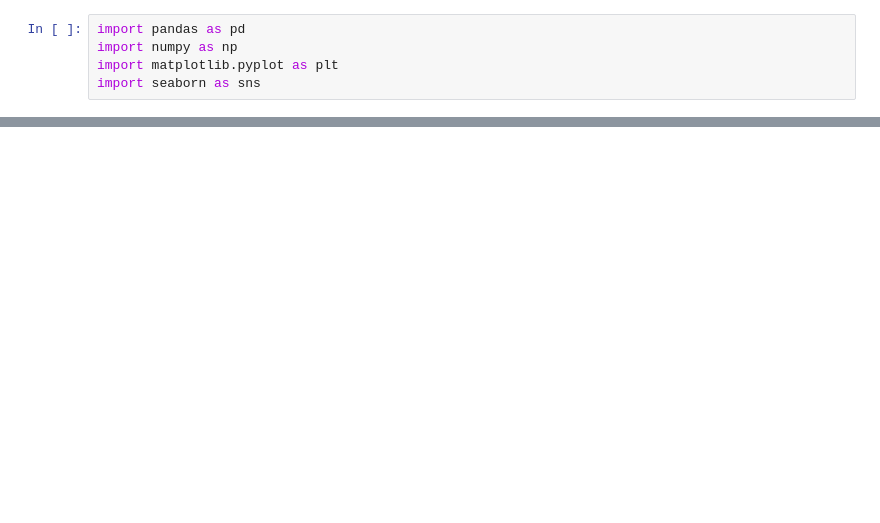
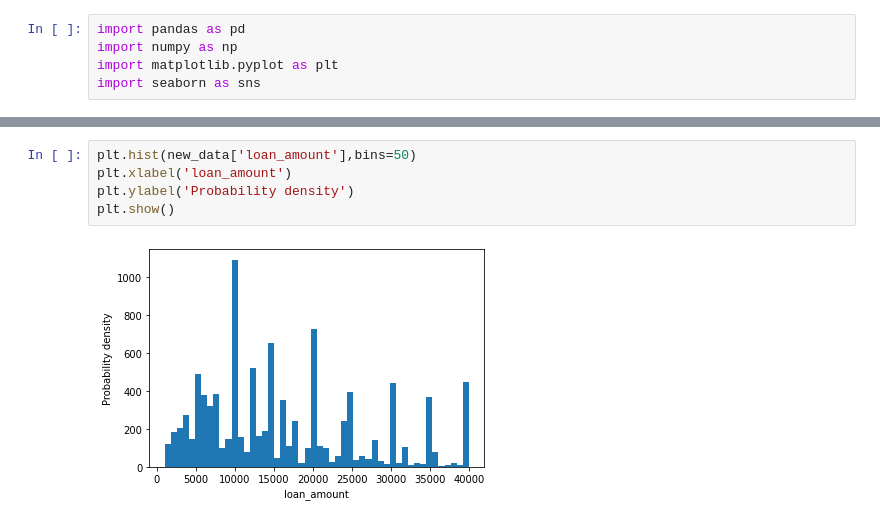
Before and after one commit to Hiteshhegde/loan_def, a Jupyter notebook: Loan_data.ipynb, the cells around one changed output, grey strips where cells are left out. Saved outputs shown, nothing was run; the diff lists cells and outputs as text; blank space fills up the shorter version.

```diff
--- a/Loan_data.ipynb
+++ b/Loan_data.ipynb
@@ -26,0 +117,7 @@ Index(['emp_title', 'emp_length', 'state', 'homeownership', 'annual_income',
+# %%
+plt.hist(new_data['loan_amount'],bins=50)
+plt.xlabel('loan_amount')
+plt.ylabel('Probability density')
+plt.show()
+# %% [output]
+[figure, added]
```
Also changed, not shown: parts of 20 cells of this notebook, 2 other files.
